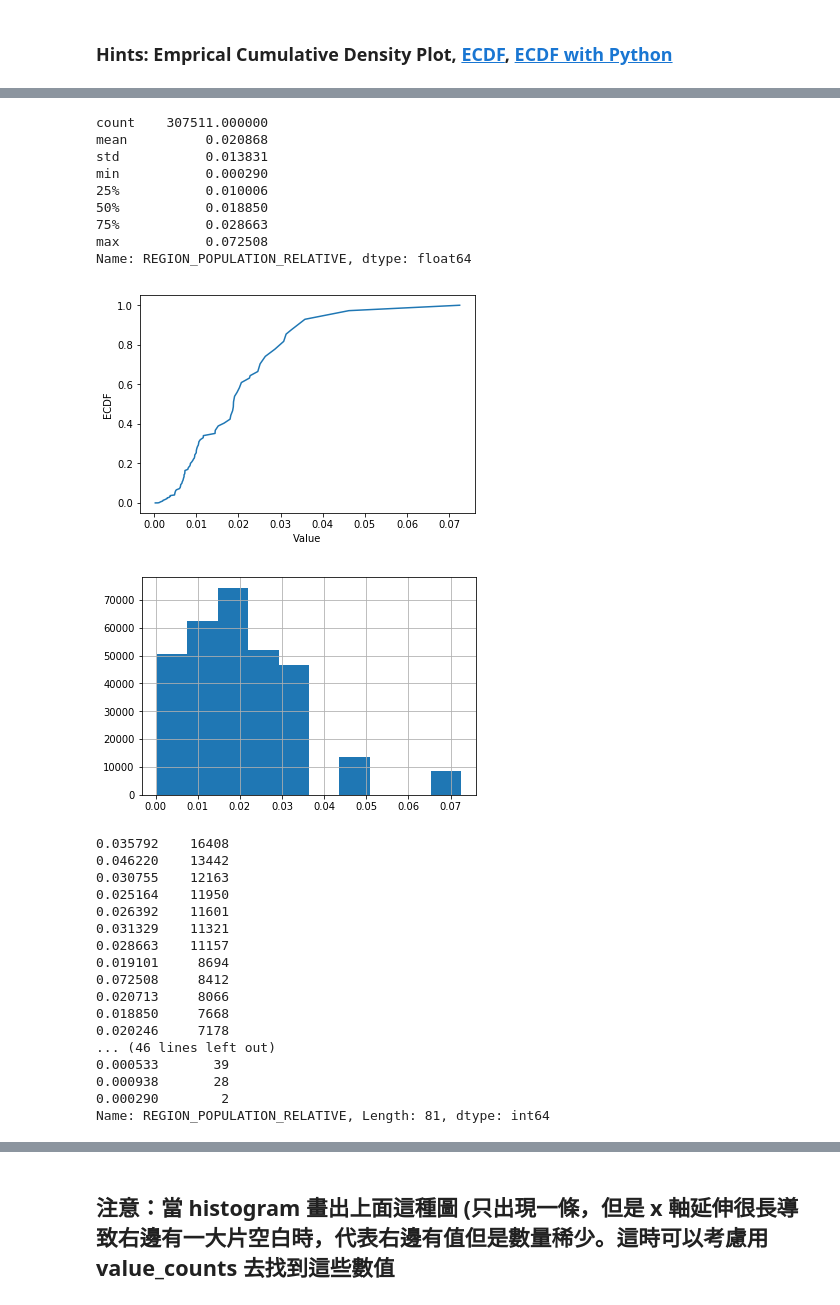
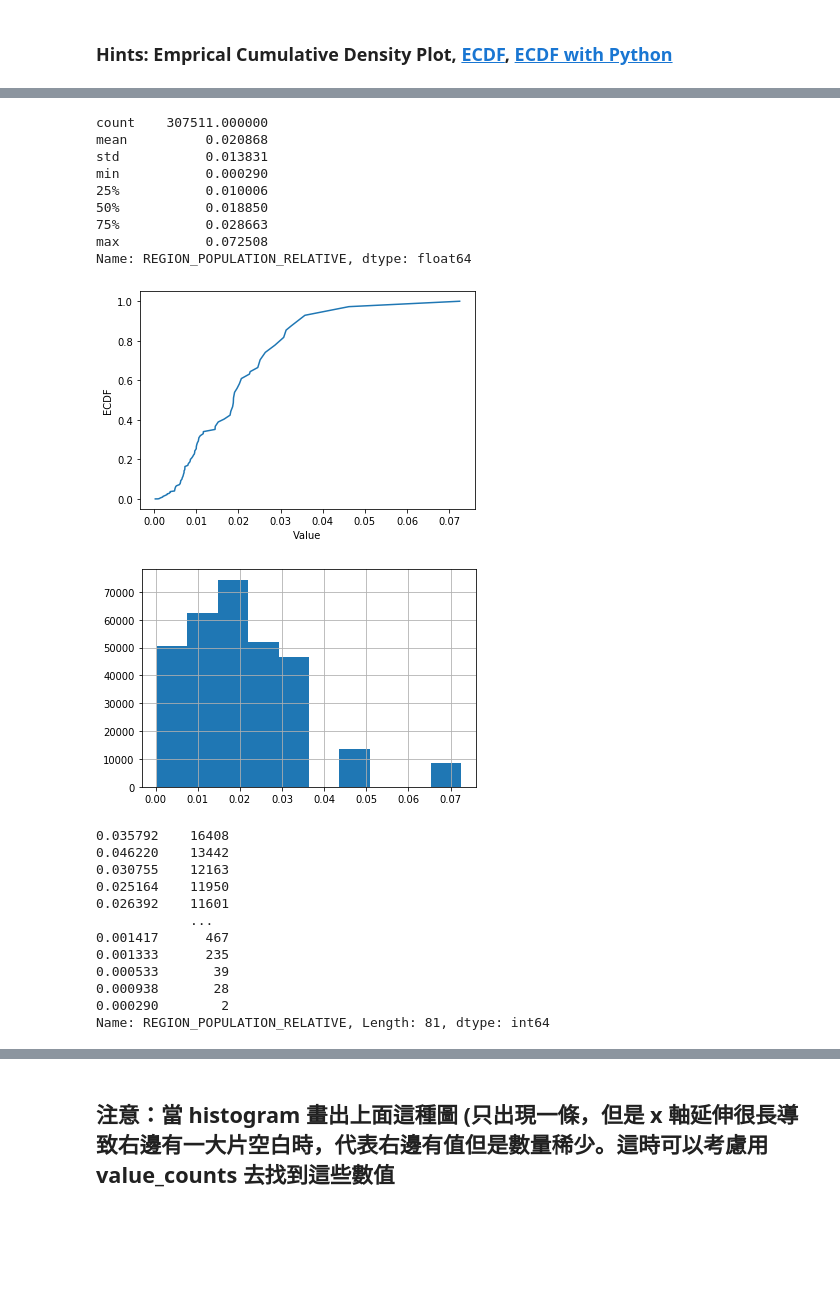
Before and after one commit to hedy0315/3rd-ML-100Days, a Jupyter notebook: homework/Day_009_HW.ipynb, the cells around one changed output, grey strips where cells are left out. Cells and saved outputs as stored; diff of their text form; code cells hidden in the pictures; blank space fills up the shorter version.

```diff
--- a/homework/Day_009_HW.ipynb
+++ b/homework/Day_009_HW.ipynb
@@ -20,10 +20,10 @@ import matplotlib.pyplot as plt
 %matplotlib inline
 
 # 設定 data_path
-#dir_data = './data'
+dir_data = './data'
 # %%
-#f_app = os.path.join(dir_data, 'application_train.csv')
-#print('Path of read in data: %s' % (f_app))
-app_train = pd.read_csv('application_train.csv')
+f_app = os.path.join(dir_data, 'application_train.csv')
+print('Path of read in data: %s' % (f_app))
+app_train = pd.read_csv(f_app)
 app_train.head()
 # %% [output]
@@ -128,49 +172,44 @@ print(app_train['REGION_POPULATION_RELATIVE'].describe())
 
 # 繪製 Empirical Cumulative Density Plot (ECDF)
 """
 Your Code Here
 """
+cdf = app_train.REGION_POPULATION_RELATIVE.value_counts().sort_index().cumsum()
 
-cdf = app_train['REGION_POPULATION_RELATIVE'].value_counts().sort_index().cumsum()
 
 plt.plot(list(cdf.index), cdf/cdf.max())
 plt.xlabel('Value')
 plt.ylabel('ECDF')
 plt.ylim([-0.05,1.05]) # 限制顯示圖片的範圍
 plt.show()
 
 app_train['REGION_POPULATION_RELATIVE'].hist()
 plt.show()
 
 app_train['REGION_POPULATION_RELATIVE'].value_counts()
 
 # 就以這個欄位來說，雖然有資料掉在分布以外，也不算異常，僅代表這間公司在稍微熱鬧的地區有的據點較少，
 # 導致 region population relative 在少的部分較為密集，但在大的部分較為疏漏
 # %% [output]
 count    307511.000000
 mean          0.020868
 std           0.013831
 min           0.000290
 25%           0.010006
 50%           0.018850
 75%           0.028663
 max           0.072508
 Name: REGION_POPULATION_RELATIVE, dtype: float64
-[figure, old version]
+[figure, new version]
-[figure, old version]
+[figure, new version]
 0.035792    16408
 0.046220    13442
 0.030755    12163
 0.025164    11950
 0.026392    11601
-0.031329    11321
-0.028663    11157
-0.019101     8694
-0.072508     8412
-0.020713     8066
-0.018850     7668
-0.020246     7178
-... (46 lines left out)
+            ...
+0.001417      467
+0.001333      235
 0.000533       39
 0.000938       28
 0.000290        2
```
Also changed, not shown: parts of 14 cells of this notebook.
